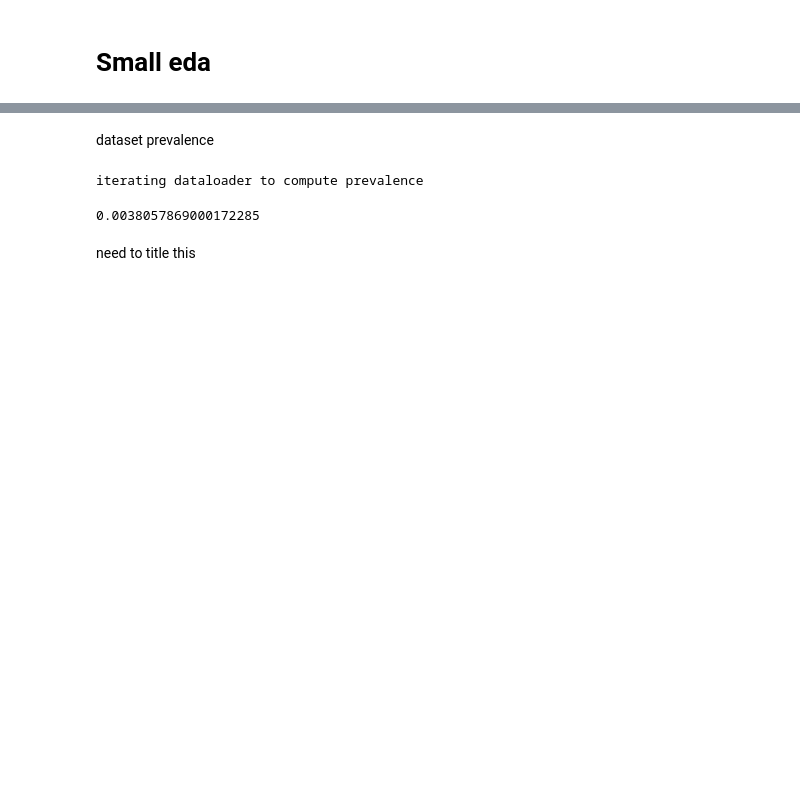
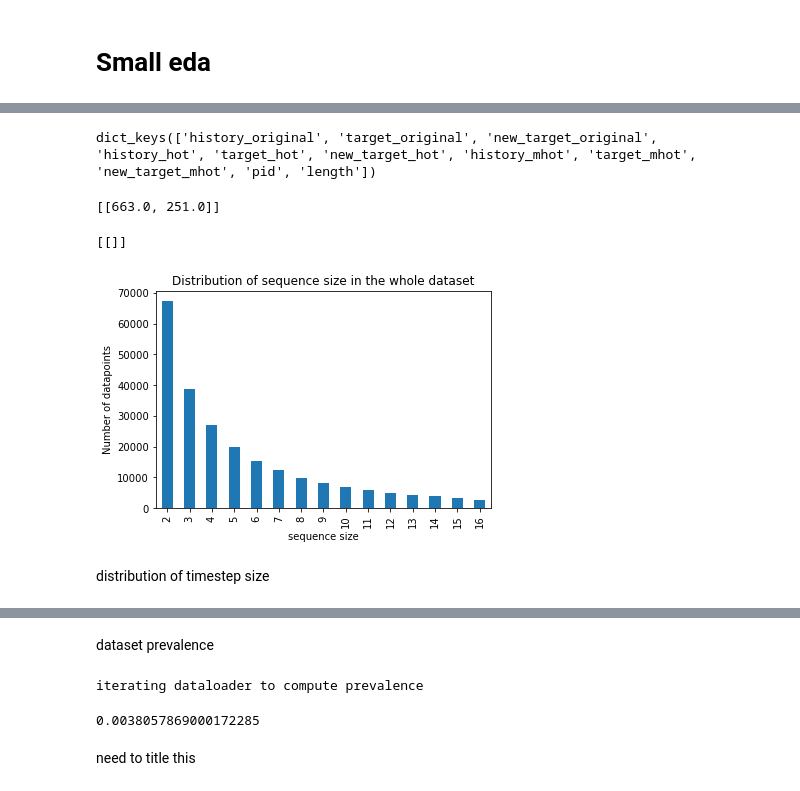
Before and after one commit to snovaisg/master-thesis, a Jupyter notebook: icare21_pytorch.ipynb, the cells around one changed output, grey strips where cells are left out. Saved outputs shown, nothing was run; the diff lists cells and outputs as text; code cells hidden in the pictures; blank space fills up the shorter version.

```diff
--- a/icare21_pytorch.ipynb
+++ b/icare21_pytorch.ipynb
@@ -93,0 +106,5 @@ processing each patient
+# %%
+lengths = []
+for pat in tqdm(dataset):
+    lengths.append(pat['length'])
+res = pd.Series(lengths)
@@ -93,0 +132,23 @@ processing each patient
+# %%
+pat.keys()
+# %% [output]
+dict_keys(['history_original', 'target_original', 'new_target_original', 'history_hot', 'target_hot', 'new_target_hot', 'history_mhot', 'target_mhot', 'new_target_mhot', 'pid', 'length'])
+# %%
+pat['history_original']
+# %% [output]
+[[663.0, 251.0]]
+# %%
+pat['target_original']
+# %% [output]
+[[]]
+# %%
+top_15 = pd.concat([res[res!=1].value_counts().rename('Count'),res[res!=1].value_counts(normalize=True).rename('frac').round(2)],axis=1).head(15)
+top_15.Count.plot.bar();
+plt.title('Distribution of sequence size in the whole dataset');
+plt.xlabel('sequence size');
+plt.ylabel('Number of datapoints');
+plt.savefig('media/dist_seq_size_dataset.png');
+# %% [output]
+[figure, added]
+# %% [markdown]
+distribution of timestep size
```
Also changed, not shown: parts of 79 cells of this notebook, 3 other files.
